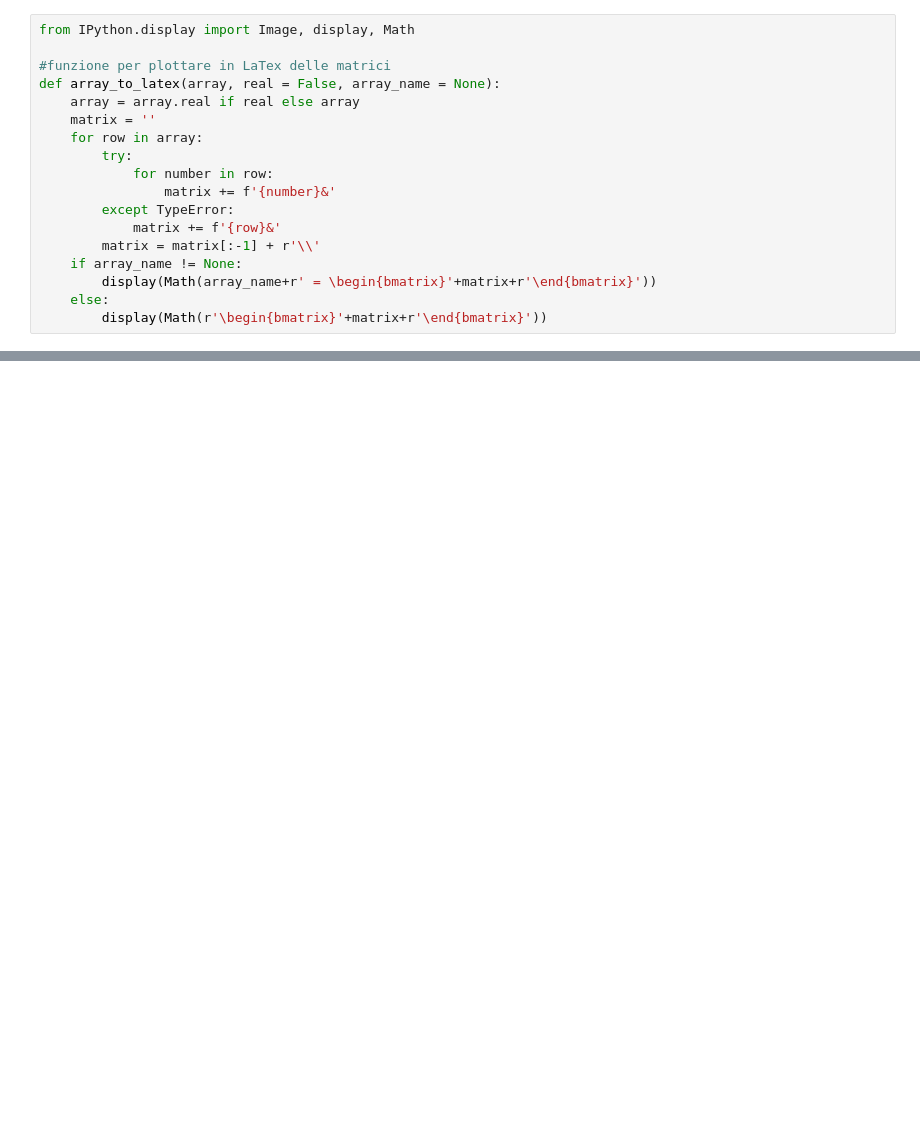
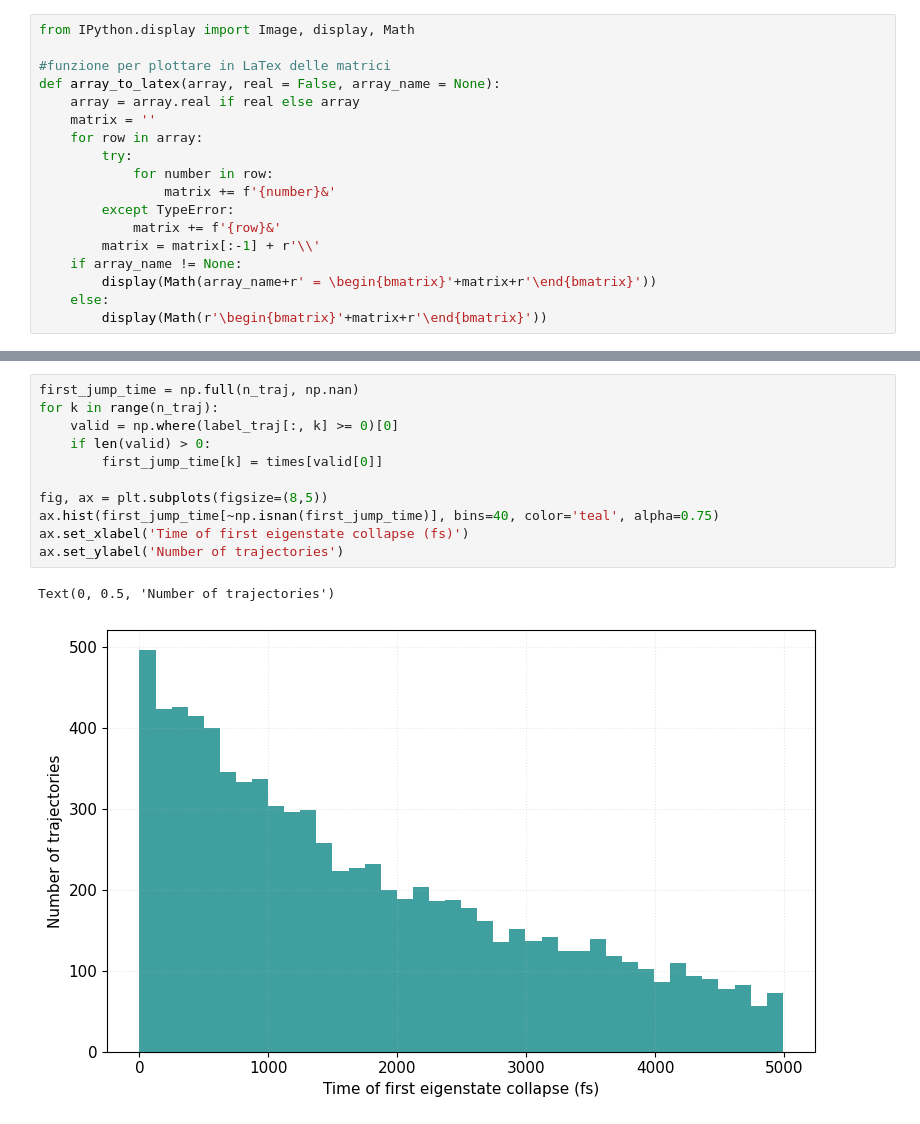
Before and after one commit to francescociavarella/Collisional-Methods, a Jupyter notebook: FMO/Codes/H_exc.ipynb, the cells around one changed output, grey strips where cells are left out. Cells and saved outputs as stored; diff of their text form; blank space fills up the shorter version.

```diff
--- a/FMO/Codes/H_exc.ipynb
+++ b/FMO/Codes/H_exc.ipynb
@@ -618,0 +176,14 @@ def average_trajectories(psi0_exc, U_H, kraus_list, n_steps, n_traj, theta=0.0,
+# %%
+first_jump_time = np.full(n_traj, np.nan)
+for k in range(n_traj):
+    valid = np.where(label_traj[:, k] >= 0)[0]
+    if len(valid) > 0:
+        first_jump_time[k] = times[valid[0]]
+
+fig, ax = plt.subplots(figsize=(8,5))
+ax.hist(first_jump_time[~np.isnan(first_jump_time)], bins=40, color='teal', alpha=0.75)
+ax.set_xlabel('Time of first eigenstate collapse (fs)')
+ax.set_ylabel('Number of trajectories')
+# %% [output]
+Text(0, 0.5, 'Number of trajectories')
+[figure, added]
```
Also changed, not shown: parts of 14 cells of this notebook, 3 other files.
